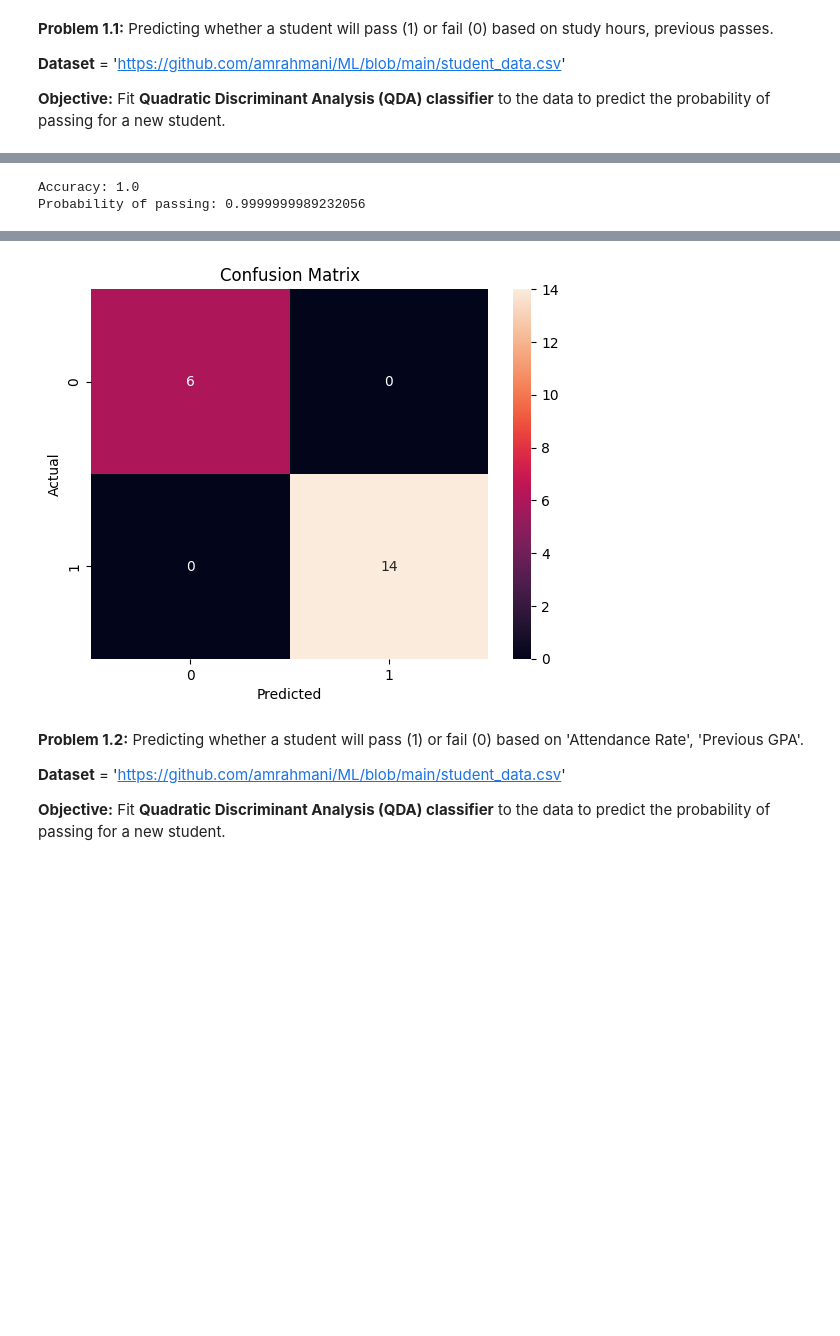
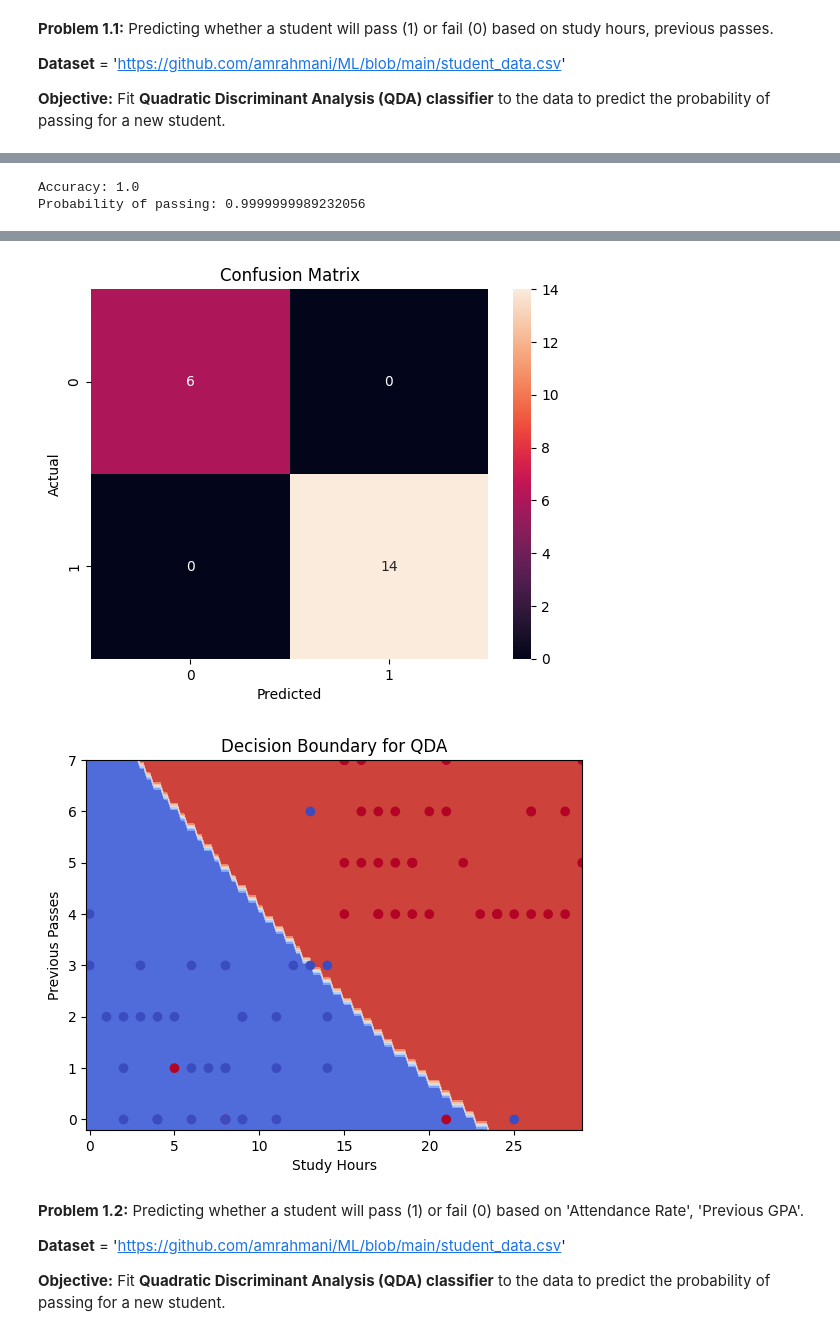
Before and after one commit to amrahmani/ML, a Jupyter notebook: Ch3_Classification2.ipynb, the cells around one changed output, grey strips where cells are left out. Drawn from its saved outputs; the diff is of its cells as text; code cells hidden in the pictures; blank space fills up the shorter version.

```diff
--- a/Ch3_Classification2.ipynb
+++ b/Ch3_Classification2.ipynb
@@ -59,33 +59,54 @@ print("Probability of passing:", probability)
 sns.scatterplot(x='Study Hours', y='Previous Passes', hue='Pass/Fail', data=df)
 plt.title('Scatterplot of Study Hours vs Previous Passes')
 plt.show()
 
 # Confusion Matrix
 cm = confusion_matrix(y_test, y_pred)
 sns.heatmap(cm, annot=True, fmt='d')
 plt.xlabel('Predicted')
 plt.ylabel('Actual')
 plt.title('Confusion Matrix')
 plt.show()
+
+# Generate a mesh to visualize the decision boundary
+h = 0.2
+x_min, x_max = X_train.iloc[:, 0].min() - h, X_train.iloc[:, 0].max() + h # Use .iloc to select column by position
+y_min, y_max = X_train.iloc[:, 1].min() - h, X_train.iloc[:, 1].max() + h
+xx, yy = np.meshgrid(np.arange(x_min, x_max, h), np.arange(y_min, y_max, h))
+
+# Predict labels for each point in the mesh
+Z = clf.predict(np.c_[xx.ravel(), yy.ravel()])
+
+# Reshape Z into a 2D array
+Z = Z.reshape(xx.shape) # Reshape Z to match the shape of xx
+
+# Plot the decision boundary and data points
+plt.contourf(xx, yy, Z, cmap=plt.cm.coolwarm)
+plt.scatter(X_train.iloc[:, 0], X_train.iloc[:, 1], c=y_train, cmap=plt.cm.coolwarm) # Use .iloc to select column by position
+plt.xlabel('Study Hours')
+plt.ylabel('Previous Passes')
+plt.title('Decision Boundary for QDA')
+plt.show()
 # %% [output]
    Student ID  Assignments Completed  Attendance Rate  Previous GPA  \
 0           1                     11             0.76          3.41
 1           2                      8             0.84          3.24
 2           3                     12             1.00          2.86
 3           4                      9             0.74          3.53
 4           5                     11             0.95          3.43
 
    Study Hours  Previous Passes  Pass/Fail
 0            3                1          0
 1           19                5          1
 2           20                4          1
 3            1                2          0
 4           21                5          1
 [figure]
 Accuracy: 1.0
 Probability of passing: 0.9999999989232056
 [figure]
 [figure]
+[figure, added]
 # %% [markdown]
 **Problem 1.2:** Predicting whether a student will pass (1) or fail (0) based on 'Attendance Rate', 'Previous GPA'.
 
```
Also changed, not shown: parts of 1 cell of this notebook.
